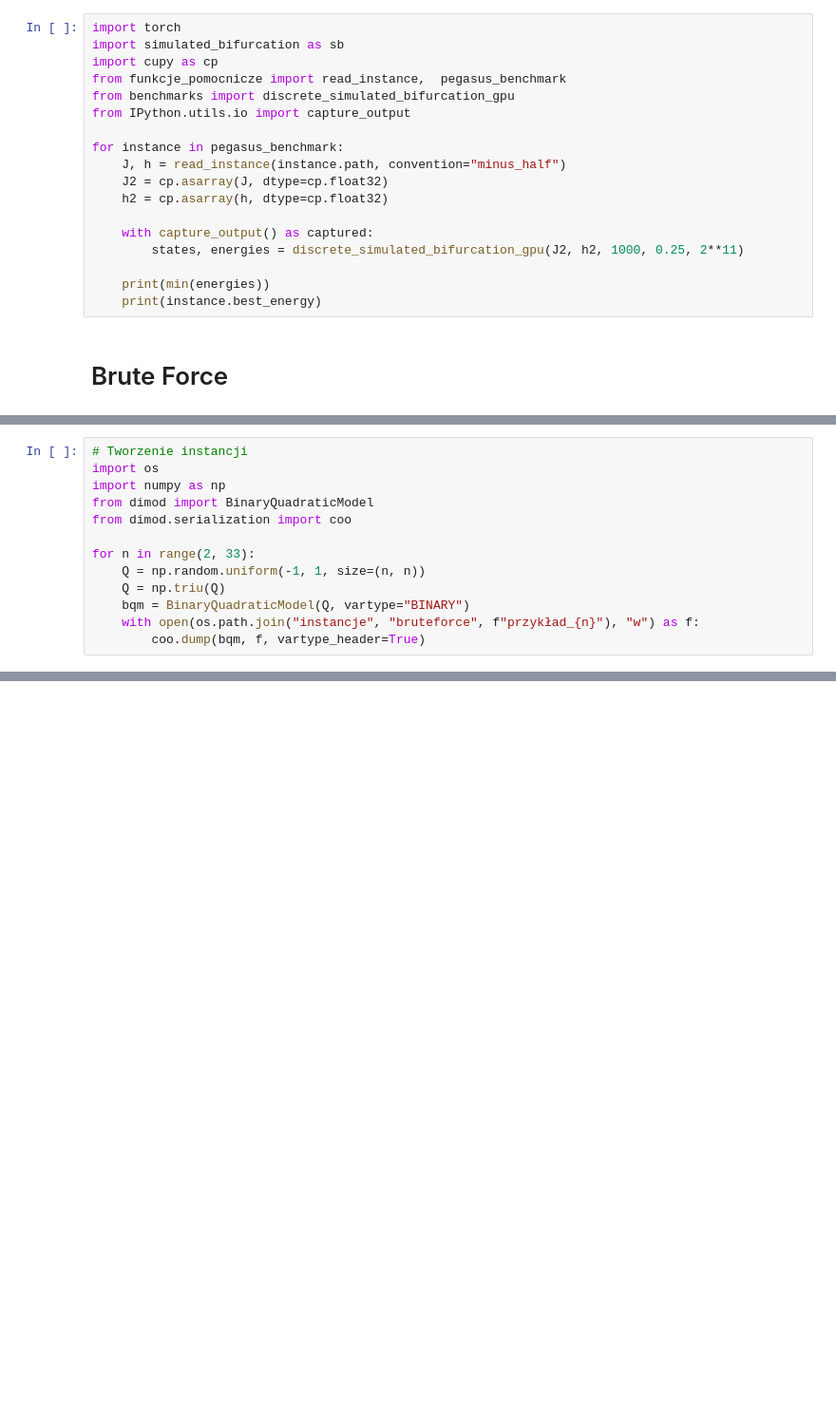
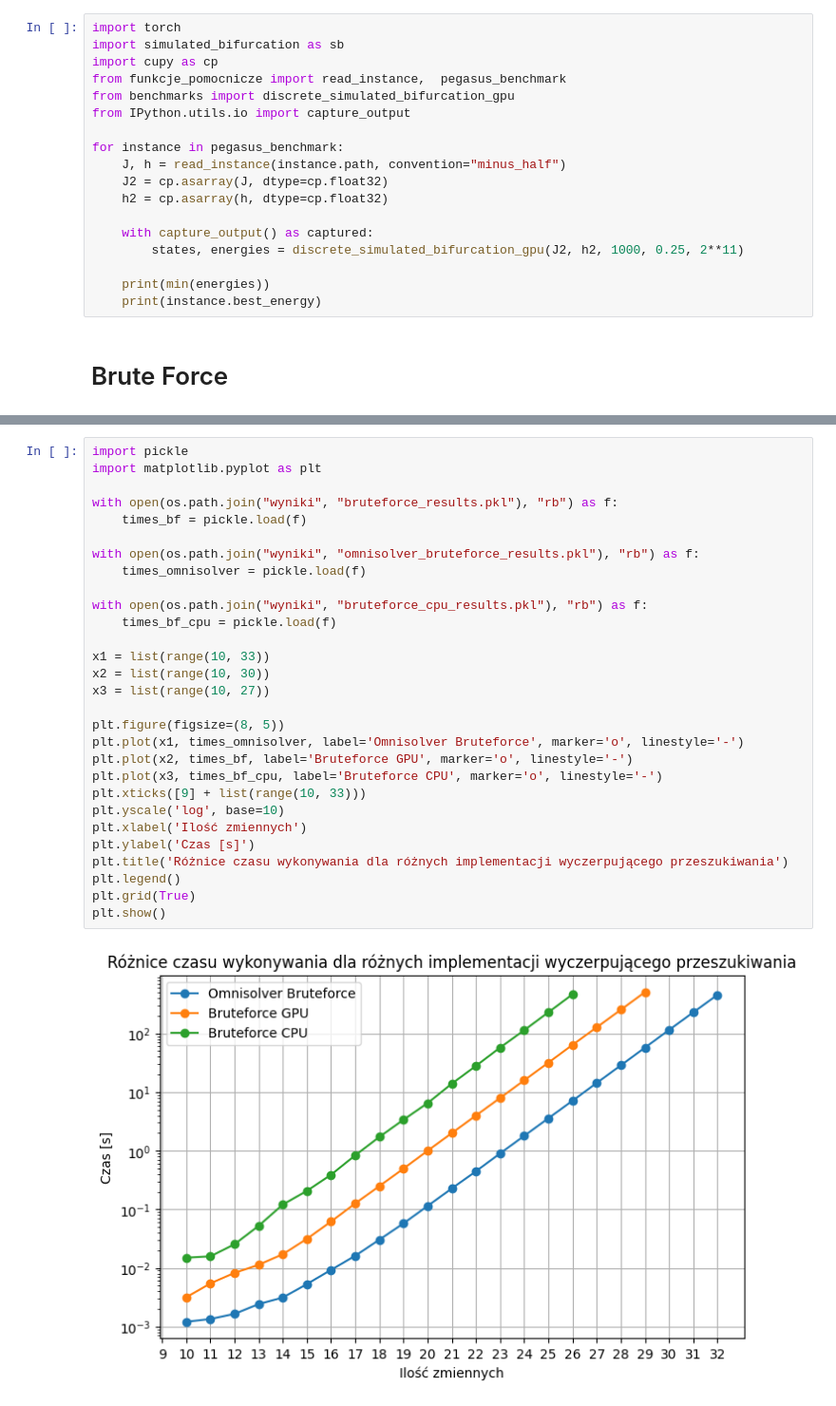
Before and after one commit to iitis/AkademiaSztukiKwantowej, a Jupyter notebook: classical_and_quantum_annealing/benchmarks.ipynb, the cells around one changed output, grey strips where cells are left out. Shown at 95% size. Drawn from its saved outputs; the diff is of its cells as text; blank space fills up the shorter version.

```diff
--- a/classical_and_quantum_annealing/benchmarks.ipynb
+++ b/classical_and_quantum_annealing/benchmarks.ipynb
@@ -157,13 +182,0 @@ with open("small_pegasus_bqm.txt", "w") as f:
-# %%
-# Tworzenie instancji
-import os
-import numpy as np
-from dimod import BinaryQuadraticModel
-from dimod.serialization import coo
-
-for n in range(2, 33):
-    Q = np.random.uniform(-1, 1, size=(n, n))
-    Q = np.triu(Q)
-    bqm = BinaryQuadraticModel(Q, vartype="BINARY")
-    with open(os.path.join("instancje", "bruteforce", f"przykład_{n}"), "w") as f:
-        coo.dump(bqm, f, vartype_header=True)
@@ -202,0 +273,31 @@ zkompilowane
+# %%
+import pickle
+import matplotlib.pyplot as plt
+
+with open(os.path.join("wyniki", "bruteforce_results.pkl"), "rb") as f:
+    times_bf = pickle.load(f)
+
+with open(os.path.join("wyniki", "omnisolver_bruteforce_results.pkl"), "rb") as f:
+    times_omnisolver = pickle.load(f)
+
+with open(os.path.join("wyniki", "bruteforce_cpu_results.pkl"), "rb") as f:
+    times_bf_cpu = pickle.load(f)
+
+x1 = list(range(10, 33))
+x2 = list(range(10, 30))
+x3 = list(range(10, 27))
+
+plt.figure(figsize=(8, 5))
+plt.plot(x1, times_omnisolver, label='Omnisolver Bruteforce', marker='o', linestyle='-')
+plt.plot(x2, times_bf, label='Bruteforce GPU', marker='o', linestyle='-')
+plt.plot(x3, times_bf_cpu, label='Bruteforce CPU', marker='o', linestyle='-')
+plt.xticks([9] + list(range(10, 33)))
+plt.yscale('log', base=10)
+plt.xlabel('Ilość zmiennych')
+plt.ylabel('Czas [s]')
+plt.title('Różnice czasu wykonywania dla różnych implementacji wyczerpującego przeszukiwania')
+plt.legend()
+plt.grid(True)
+plt.show()
+# %% [output]
+[figure, added]
```
Also changed, not shown: parts of 9 cells of this notebook, 6 other files.
